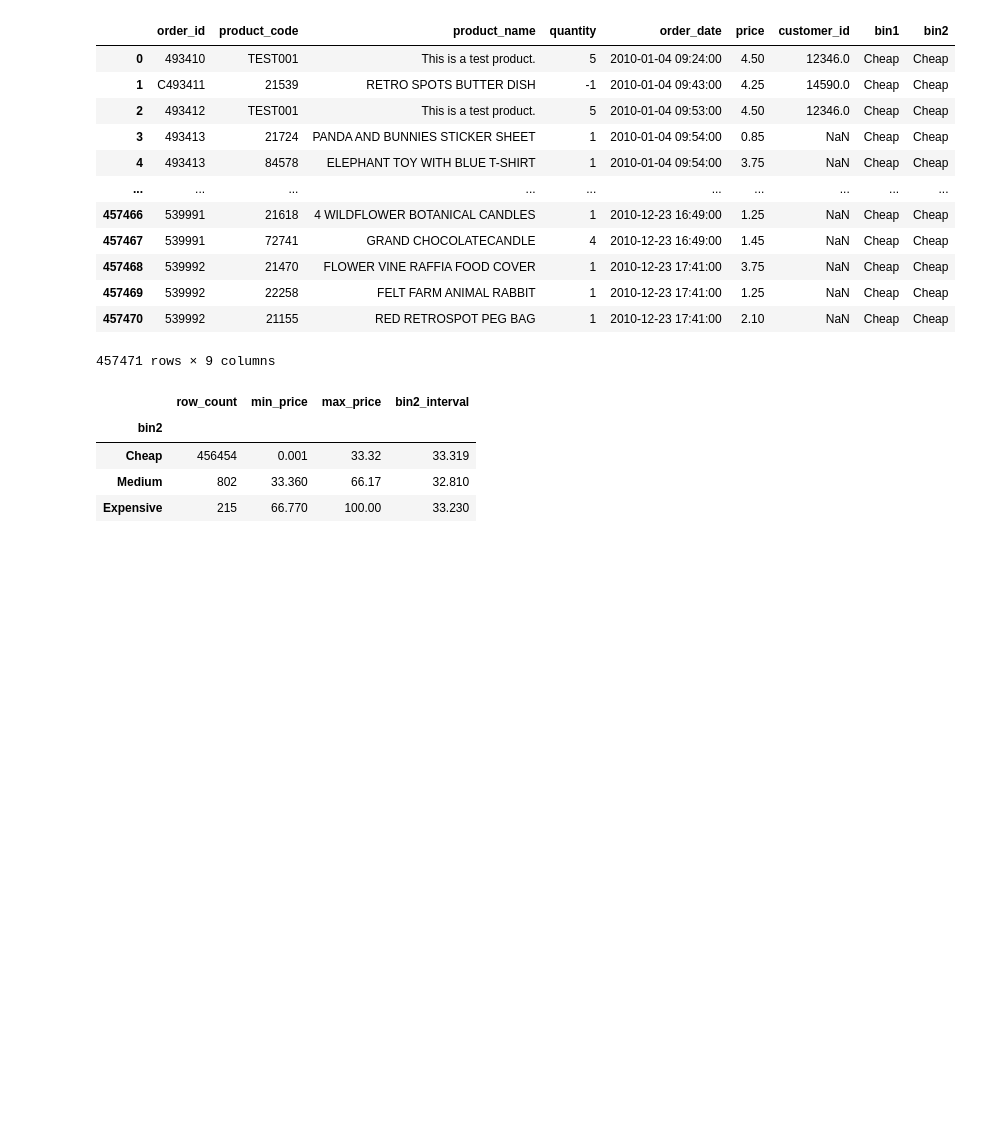
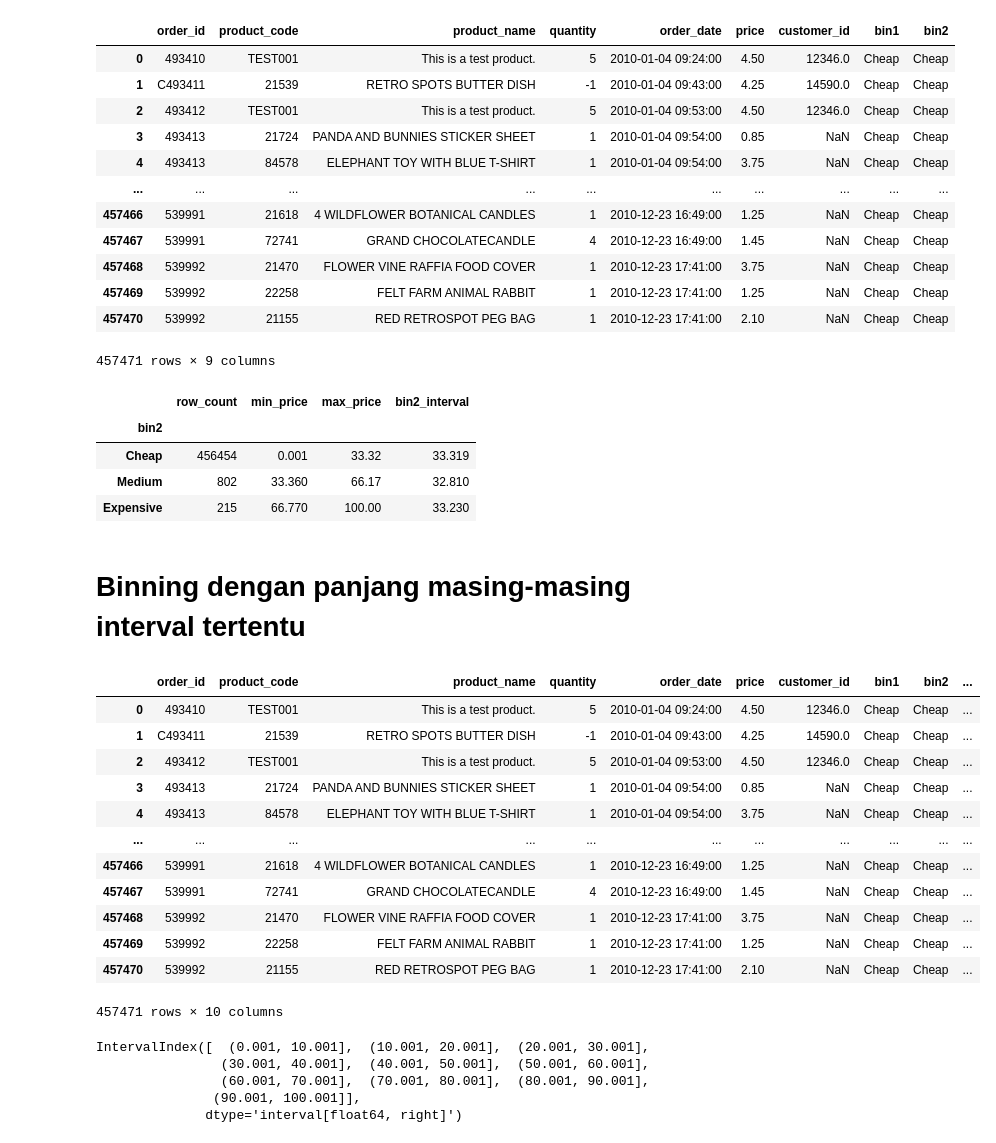
Before and after one commit to andiishak67/MySkill-Python-for-data-analyst, a Jupyter notebook: Data Binning & Case Statement.ipynb, the cells around one changed output. Drawn from its saved outputs; the diff is of its cells as text; code cells hidden in the pictures; blank space fills up the shorter version.

```diff
--- a/Data Binning & Case Statement.ipynb
+++ b/Data Binning & Case Statement.ipynb
@@ -114,3 +114,32 @@ bin2_summary
 | Cheap | 456454 | 0.001 | 33.32 | 33.319 |
 | Medium | 802 | 33.360 | 66.17 | 32.810 |
 | Expensive | 215 | 66.770 | 100.00 | 33.230 |
+# %% [markdown]
+# Binning dengan panjang masing-masing interval tertentu
+# %%
+df3 = df2.copy()
+interval_range = pd.interval_range(start=min(df['price']), freq=10, end=max(df['price']))
+df3['bin3'] = pd.cut(df['price'], bins=interval_range, include_lowest=True)
+df3
+# %% [output]
+|  | order_id | product_code | product_name | quantity | order_date | price | customer_id | bin1 | bin2 | ... |
+| 0 | 493410 | TEST001 | This is a test product. | 5 | 2010-01-04 09:24:00 | 4.50 | 12346.0 | Cheap | Cheap | ... |
+| 1 | C493411 | 21539 | RETRO SPOTS BUTTER DISH | -1 | 2010-01-04 09:43:00 | 4.25 | 14590.0 | Cheap | Cheap | ... |
+| 2 | 493412 | TEST001 | This is a test product. | 5 | 2010-01-04 09:53:00 | 4.50 | 12346.0 | Cheap | Cheap | ... |
+| 3 | 493413 | 21724 | PANDA AND BUNNIES STICKER SHEET | 1 | 2010-01-04 09:54:00 | 0.85 | NaN | Cheap | Cheap | ... |
+| 4 | 493413 | 84578 | ELEPHANT TOY WITH BLUE T-SHIRT | 1 | 2010-01-04 09:54:00 | 3.75 | NaN | Cheap | Cheap | ... |
+| ... | ... | ... | ... | ... | ... | ... | ... | ... | ... | ... |
+| 457466 | 539991 | 21618 | 4 WILDFLOWER BOTANICAL CANDLES | 1 | 2010-12-23 16:49:00 | 1.25 | NaN | Cheap | Cheap | ... |
+| 457467 | 539991 | 72741 | GRAND CHOCOLATECANDLE | 4 | 2010-12-23 16:49:00 | 1.45 | NaN | Cheap | Cheap | ... |
+| 457468 | 539992 | 21470 | FLOWER VINE RAFFIA FOOD COVER | 1 | 2010-12-23 17:41:00 | 3.75 | NaN | Cheap | Cheap | ... |
+| 457469 | 539992 | 22258 | FELT FARM ANIMAL RABBIT | 1 | 2010-12-23 17:41:00 | 1.25 | NaN | Cheap | Cheap | ... |
+| 457470 | 539992 | 21155 | RED RETROSPOT PEG BAG | 1 | 2010-12-23 17:41:00 | 2.10 | NaN | Cheap | Cheap | ... |
+457471 rows × 10 columns
+# %%
+interval_range
+# %% [output]
+IntervalIndex([  (0.001, 10.001],  (10.001, 20.001],  (20.001, 30.001],
+                (30.001, 40.001],  (40.001, 50.001],  (50.001, 60.001],
+                (60.001, 70.001],  (70.001, 80.001],  (80.001, 90.001],
+               (90.001, 100.001]],
+              dtype='interval[float64, right]')
```
Also changed, not shown: parts of 7 cells of this notebook.
